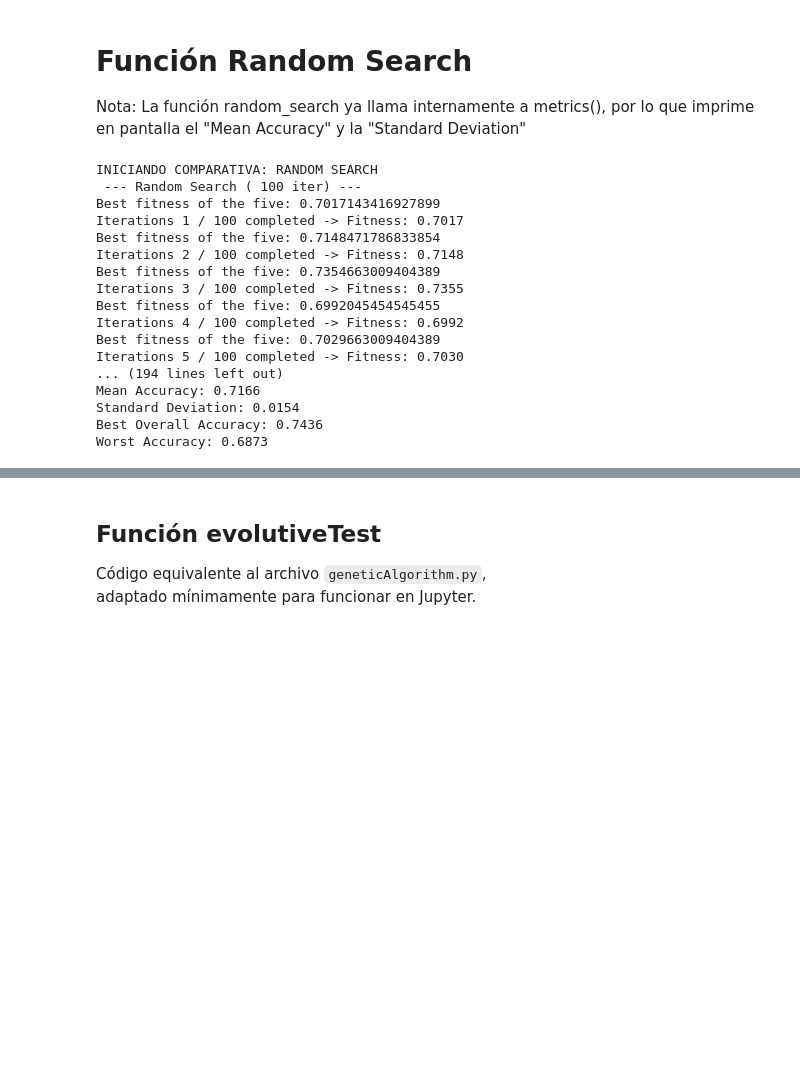
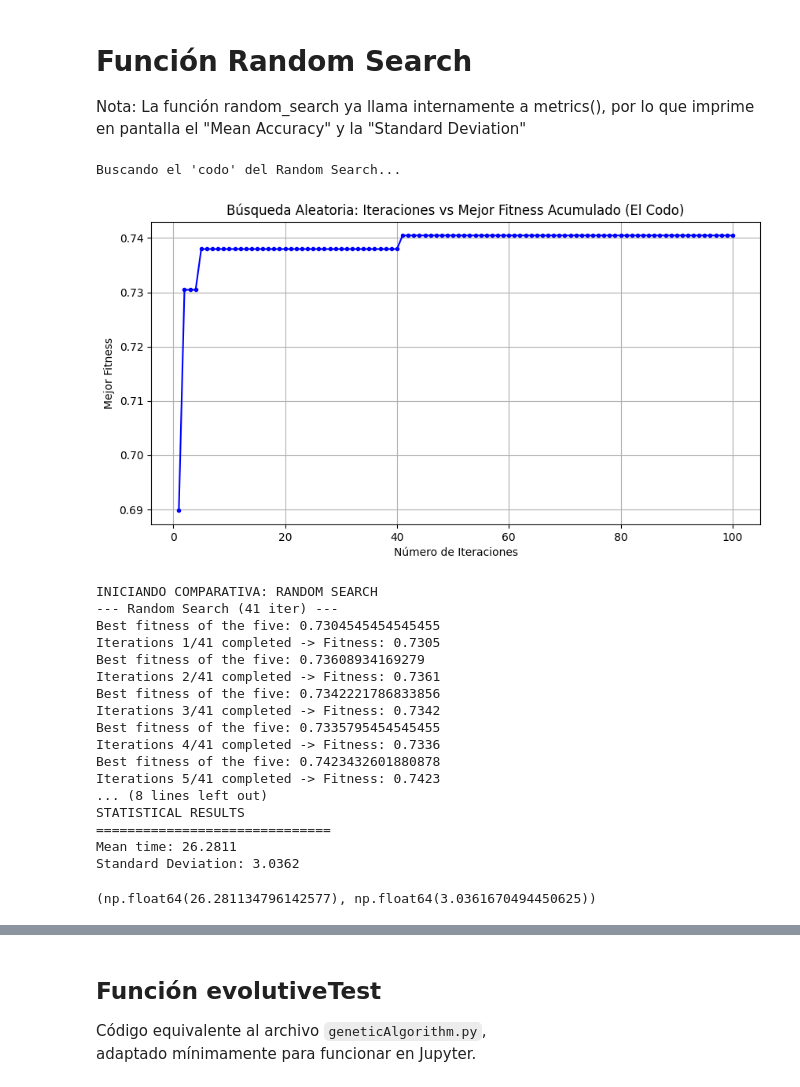
Before and after one commit to darkghost078/p2-Metaheuristica, a Jupyter notebook: Practica-P2 -Análisis.ipynb, the cells around one changed output, grey strips where cells are left out. Saved outputs shown, nothing was run; the diff lists cells and outputs as text; code cells hidden in the pictures; blank space fills up the shorter version.

```diff
--- a/Practica-P2 -Análisis.ipynb
+++ b/Practica-P2 -Análisis.ipynb
@@ -525,26 +535,63 @@ Worst Accuracy: 0.7217
 # %% [markdown]
 # Función Random Search
 Nota: La función random_search ya llama internamente a metrics(),  por lo que imprime en pantalla el "Mean Accuracy" y la "Standard Deviation"
+# %%
+import matplotlib.pyplot as plt
+
+def buscar_codo_random_search(iters):
+    mejor_fitness_global = -1.0
+    historial_codo = []
+
+    for i in range(iters):
+        # Generamos 1 individuo aleatorio y lo evaluamos
+        actual_individual = generateIndividual()
+        actual_fitness = evaluate_solution_param(actual_individual)
+
+        # Actualizamos el mejor global encontrado hasta ahora
+        if actual_fitness > mejor_fitness_global:
+            mejor_fitness_global = actual_fitness
+
+        # Guardamos el mejor fitness actual para la gráfica
+        historial_codo.append(mejor_fitness_global)
+
+    return historial_codo
+
+print("Buscando el 'codo' del Random Search...")# Probamos con 100 iteraciones para ver dónde se estanca
+historial = buscar_codo_random_search(100)
+
+# Pintamos la gráfica del codo
+plt.figure(figsize=(10, 5))
+plt.plot(range(1, 101), historial, marker='.', linestyle='-', color='blue')
+plt.title('Búsqueda Aleatoria: Iteraciones vs Mejor Fitness Acumulado (El Codo)')
+plt.xlabel('Número de Iteraciones')
+plt.ylabel('Mejor Fitness')
+plt.grid(True)
+plt.show()
+# %% [output]
+Buscando el 'codo' del Random Search...
+[figure, added]
 # %%
 # --- Celda para ejecutar Random Search y obtener datos para la memoria ---
 print("INICIANDO COMPARATIVA: RANDOM SEARCH")
 # Ejecutamos 100 iteraciones para una exploración significativa del espacio
-mejor_fitness_rs, mejor_individual_rs,_ = random_search(100)
+mejor_fitness_rs, mejor_individual_rs, tiempos_rs = random_search(41)
+metricsTime(tiempos_rs)
 # %% [output]
 INICIANDO COMPARATIVA: RANDOM SEARCH
- --- Random Search ( 100 iter) ---
-Best fitness of the five: 0.7017143416927899
-Iterations 1 / 100 completed -> Fitness: 0.7017
-Best fitness of the five: 0.7148471786833854
-Iterations 2 / 100 completed -> Fitness: 0.7148
-Best fitness of the five: 0.7354663009404389
-Iterations 3 / 100 completed -> Fitness: 0.7355
-Best fitness of the five: 0.6992045454545455
-Iterations 4 / 100 completed -> Fitness: 0.6992
-Best fitness of the five: 0.7029663009404389
-Iterations 5 / 100 completed -> Fitness: 0.7030
-... (194 lines left out)
-Mean Accuracy: 0.7166
-Standard Deviation: 0.0154
-Best Overall Accuracy: 0.7436
-Worst Accuracy: 0.6873
+--- Random Search (41 iter) ---
+Best fitness of the five: 0.7304545454545455
+Iterations 1/41 completed -> Fitness: 0.7305
+Best fitness of the five: 0.73608934169279
+Iterations 2/41 completed -> Fitness: 0.7361
+Best fitness of the five: 0.7342221786833856
+Iterations 3/41 completed -> Fitness: 0.7342
+Best fitness of the five: 0.7335795454545455
+Iterations 4/41 completed -> Fitness: 0.7336
+Best fitness of the five: 0.7423432601880878
+Iterations 5/41 completed -> Fitness: 0.7423
+... (8 lines left out)
+STATISTICAL RESULTS
+==============================
+Mean time: 26.2811
+Standard Deviation: 3.0362
+(np.float64(26.281134796142577), np.float64(3.0361670494450625))
```
Also changed, not shown: parts of 10 cells of this notebook.
